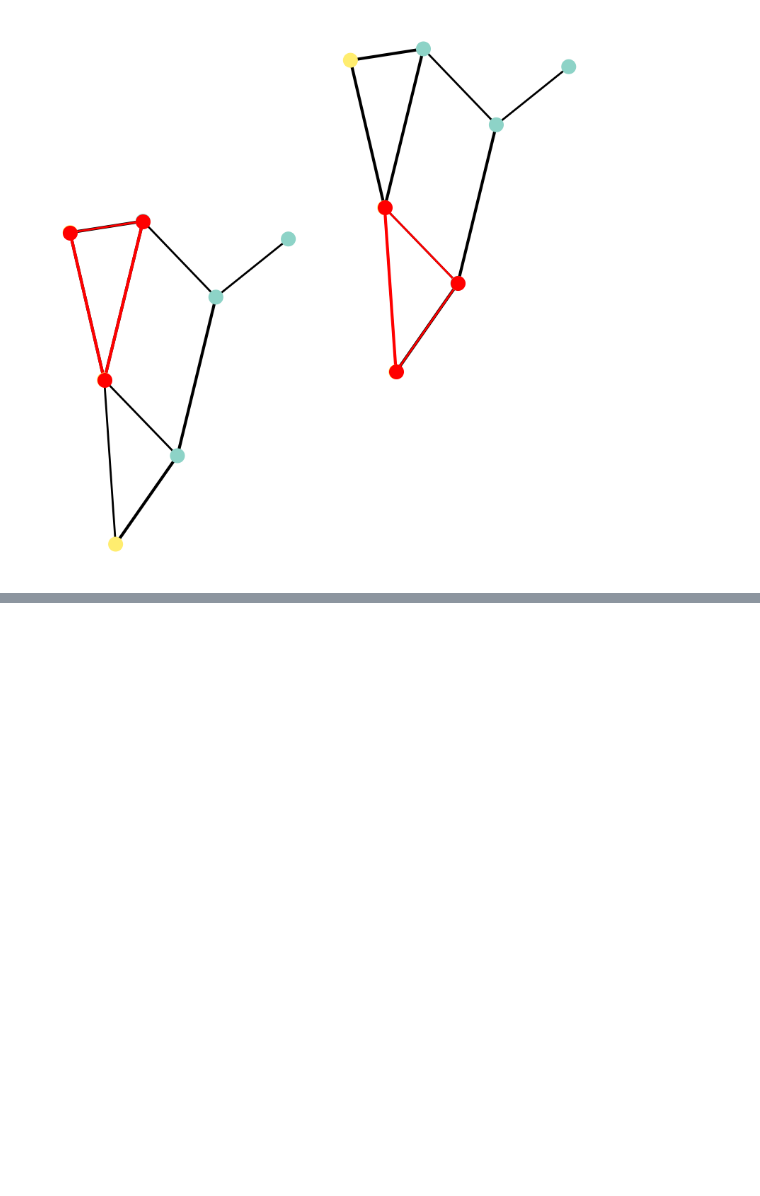
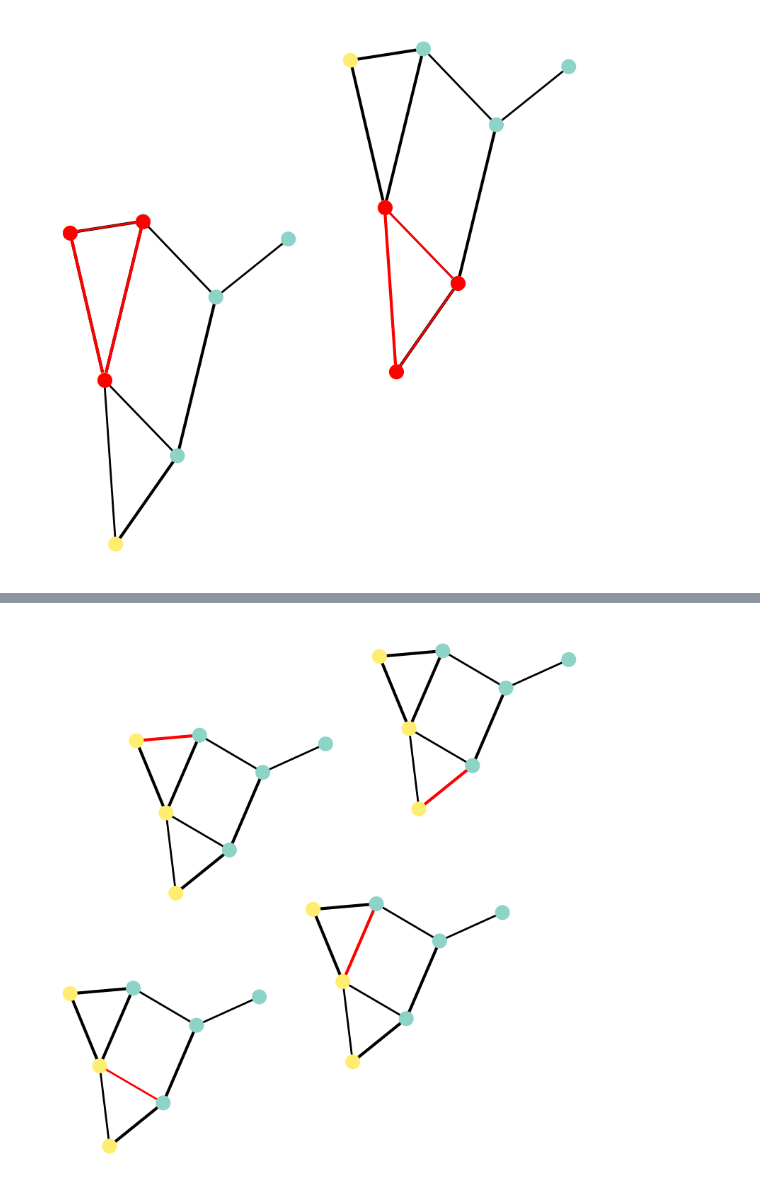
Before and after one commit to congrendai/MSc_Individual_Project, a Jupyter notebook: background.ipynb, the cells around one changed output, grey strips where cells are left out. Saved outputs shown, nothing was run; the diff lists cells and outputs as text; code cells hidden in the pictures; blank space fills up the shorter version.

```diff
--- a/background.ipynb
+++ b/background.ipynb
@@ -102,0 +114,4 @@ GL_example.highlight_features(1, 3, node_size=200)
+# %%
+SP_example.highlight_features(1, 6, node_size=200)
+# %% [output]
+[figure, added]
```
Also changed, not shown: parts of 7 cells of this notebook, 8 other files.
